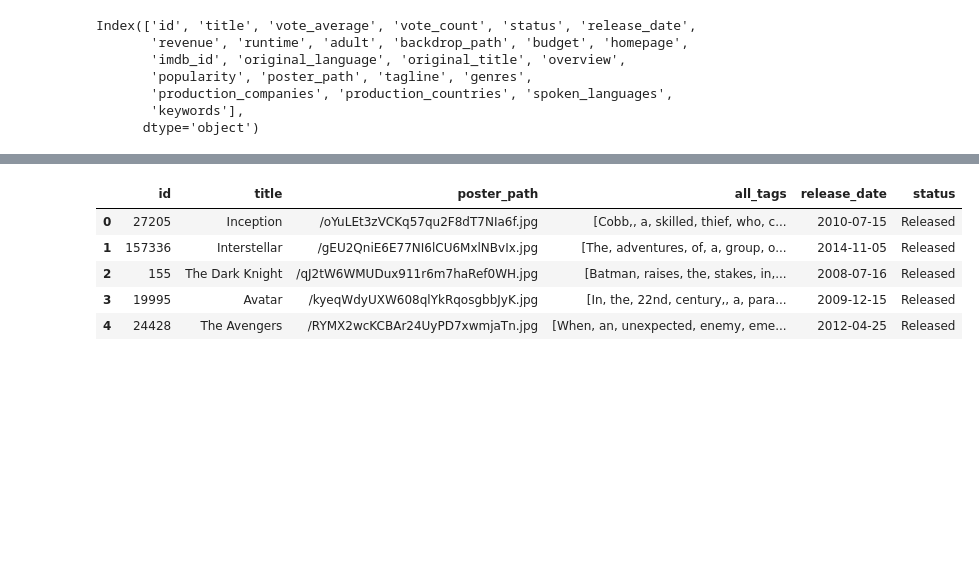
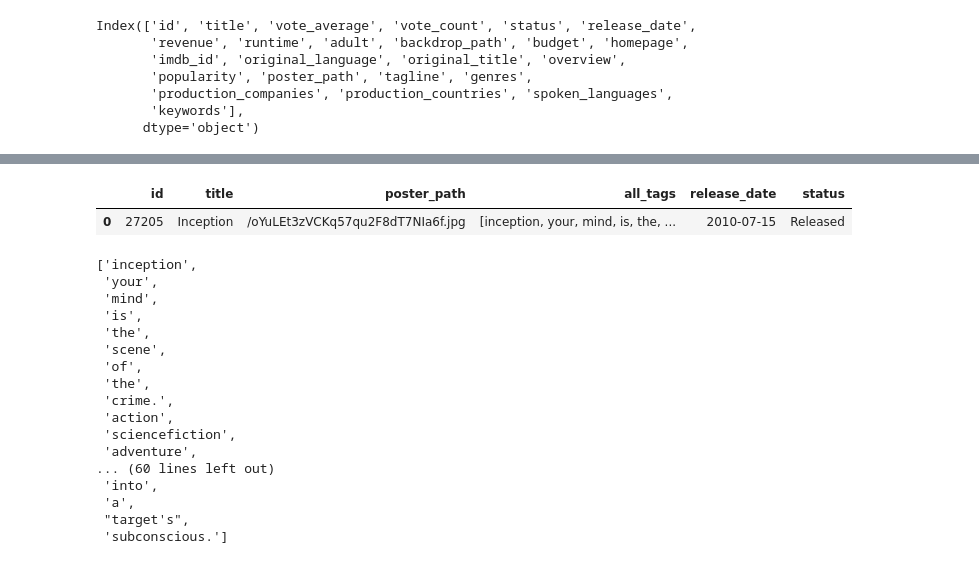
Before and after one commit to KarthikNot/MovieFinder, a Jupyter notebook: notebooks/00_datasets_preprocessing.ipynb, the cells around one changed output, grey strips where cells are left out. Cells and saved outputs as stored; diff of their text form; code cells hidden in the pictures; blank space fills up the shorter version.

```diff
--- a/notebooks/00_datasets_preprocessing.ipynb
+++ b/notebooks/00_datasets_preprocessing.ipynb
@@ -39,7 +44,7 @@ Index(['id', 'title', 'vote_average', 'vote_count', 'status', 'release_date',
        'keywords'],
       dtype='object')
 # %%
-columns_to_drop = ['adult', 'budget', 'backdrop_path', 'homepage', 'imdb_id', 'runtime', 'tagline', 'popularity', 'revenue', 'vote_average', 'vote_count', 'original_language']
+columns_to_drop = ['adult', 'budget', 'backdrop_path', 'homepage', 'imdb_id', 'runtime', 'popularity', 'revenue', 'vote_average', 'vote_count', 'original_language']
 
 df = movies.drop(columns=columns_to_drop, axis = 1)
 df.head(1)
@@ -97,10 +104,19 @@ df.shape
 # %%
-df['genres'] = df['genres'].apply(lambda x : str(x).split(','))
-df['production_companies'] = df['production_companies'].apply(lambda x : str(x).split(','))
-df['production_countries'] = df['production_countries'].apply(lambda x : str(x).split(','))
-df['spoken_languages'] = df['spoken_languages'].apply(lambda x : str(x).split(','))
-df['keywords'] = df['keywords'].apply(lambda x : str(x).split(','))
-df['overview'] = df['overview'].apply(lambda x: str(x).split())
+def preprocess_tags(text, separator=' '):
+    if not isinstance(text, str):
+        text = str(text)
+
+    text = text.lower()
+    texts = text.split(separator)
+
+    return ' '.join([t.replace(' ', '') for t in texts])
+
+df['genres'] = df['genres'].apply(preprocess_tags, separator = ',')
+df['production_companies'] = df['production_companies'].apply(preprocess_tags, separator = ',')
+df['production_countries'] = df['production_countries'].apply(preprocess_tags, separator = ',')
+df['spoken_languages'] = df['spoken_languages'].apply(preprocess_tags, separator = ',')
+df['keywords'] = df['keywords'].apply(preprocess_tags, separator = ',')
+df['overview'] = df['overview'].apply(preprocess_tags)
 
 df.head(1)
 # %% [output]
@@ -109,12 +125,36 @@ df.head(1)
 # %%
-df['all_tags'] = df['overview'] + df['genres'] + df['production_companies'] + df['production_countries'] + df['spoken_languages'] + df['keywords']
-df = df[['id', 'title', 'poster_path', 'all_tags', 'release_date', 'status']]
-df.head()
+cols = [
+    'title', 'tagline', 'genres', 'keywords', 'overview',
+    # 'production_companies', 'production_countries', 'spoken_languages'
+]
+
+df['all_tags'] = df[cols].astype(str).agg(' '.join, axis=1)
+df['all_tags'] = df['all_tags'].apply(lambda x: x.lower())
+
+final_df = df[['id', 'title', 'poster_path', 'all_tags', 'release_date', 'status']].copy()
+final_df['all_tags'] = final_df['all_tags'].apply(lambda x: x.split())
+final_df.head(1)
 # %% [output]
 |  | id | title | poster_path | all_tags | release_date | status |
-| 0 | 27205 | Inception | /oYuLEt3zVCKq57qu2F8dT7NIa6f.jpg | [Cobb,, a, skilled, thief, who, c... | 2010-07-15 | Released |
-| 1 | 157336 | Interstellar | /gEU2QniE6E77NI6lCU6MxlNBvIx.jpg | [The, adventures, of, a, group, o... | 2014-11-05 | Released |
-| 2 | 155 | The Dark Knight | /qJ2tW6WMUDux911r6m7haRef0WH.jpg | [Batman, raises, the, stakes, in,... | 2008-07-16 | Released |
-| 3 | 19995 | Avatar | /kyeqWdyUXW608qlYkRqosgbbJyK.jpg | [In, the, 22nd, century,, a, para... | 2009-12-15 | Released |
-| 4 | 24428 | The Avengers | /RYMX2wcKCBAr24UyPD7xwmjaTn.jpg | [When, an, unexpected, enemy, eme... | 2012-04-25 | Released |
+| 0 | 27205 | Inception | /oYuLEt3zVCKq57qu2F8dT7NIa6f.jpg | [inception, your, mind, is, the, ... | 2010-07-15 | Released |
+# %%
+final_df['all_tags'][0]
+# %% [output]
+['inception',
+ 'your',
+ 'mind',
+ 'is',
+ 'the',
+ 'scene',
+ 'of',
+ 'the',
+ 'crime.',
+ 'action',
+ 'sciencefiction',
+ 'adventure',
+... (60 lines left out)
+ 'into',
+ 'a',
+ "target's",
+ 'subconscious.']
 # %%
```
Also changed, not shown: parts of 14 cells of this notebook, 7 other files.
